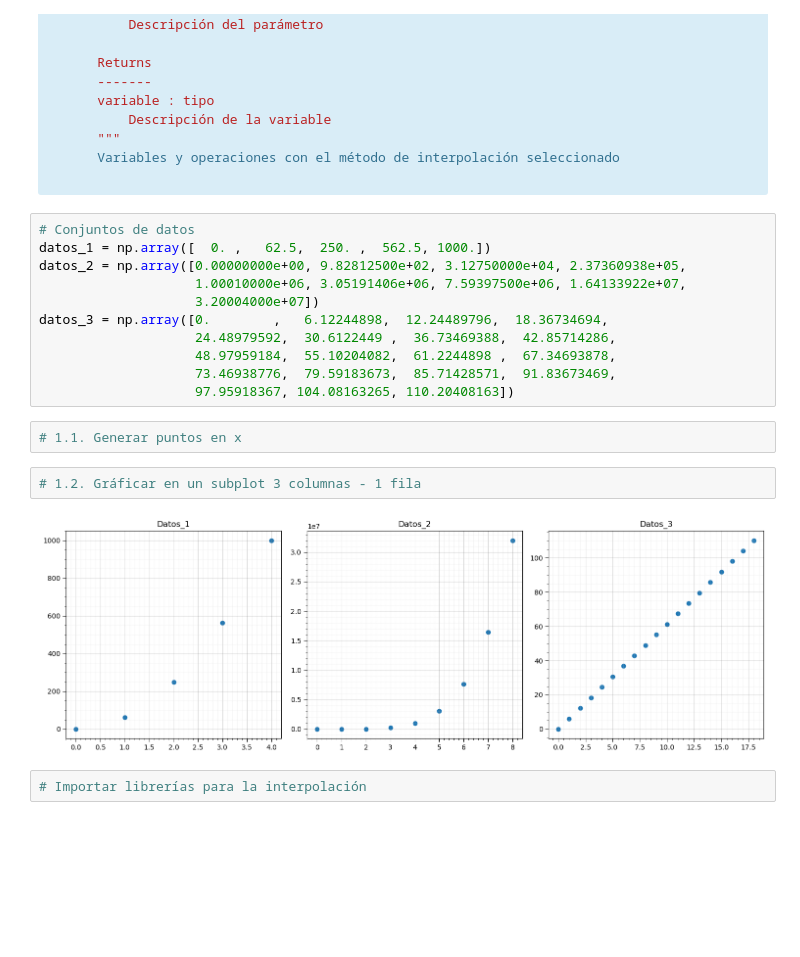
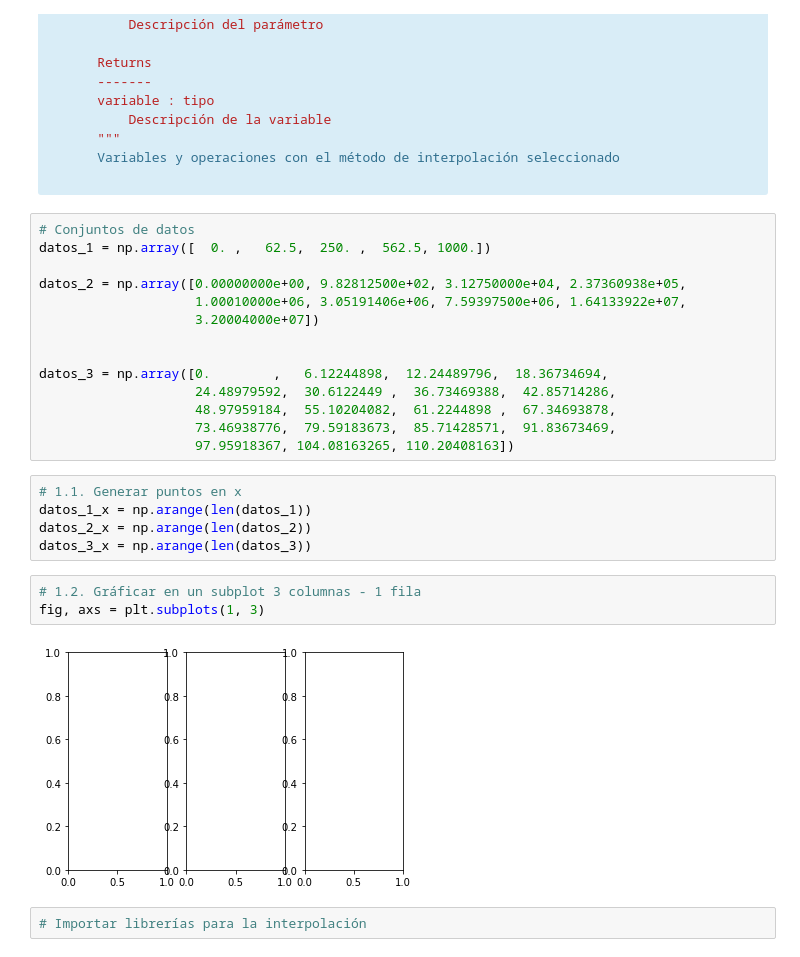
Before and after one commit to JuanGarcia202014347/IMEC-2001-JuanGarcia, a Jupyter notebook: week 3/Taller 1 - Interpolación y Raices/Taller_1_202014347.ipynb, the cells around one changed output. Saved outputs shown, nothing was run; the diff lists cells and outputs as text; blank space fills up the shorter version.

```diff
--- a/week 3/Taller 1 - Interpolación y Raices/Taller_1_202014347.ipynb
+++ b/week 3/Taller 1 - Interpolación y Raices/Taller_1_202014347.ipynb
@@ -116,9 +115,12 @@ def fun_1(param_1: tipo, param_2: tipo, ....)-> tipo que se retorna:
 # %%
 # Conjuntos de datos
 datos_1 = np.array([  0. ,   62.5,  250. ,  562.5, 1000.])
+
 datos_2 = np.array([0.00000000e+00, 9.82812500e+02, 3.12750000e+04, 2.37360938e+05,
                     1.00010000e+06, 3.05191406e+06, 7.59397500e+06, 1.64133922e+07,
                     3.20004000e+07])
+
+
 datos_3 = np.array([0.        ,   6.12244898,  12.24489796,  18.36734694,
                     24.48979592,  30.6122449 ,  36.73469388,  42.85714286,
                     48.97959184,  55.10204082,  61.2244898 ,  67.34693878,
@@ -126,10 +128,14 @@ datos_3 = np.array([0.        ,   6.12244898,  12.24489796,  18.36734694,
                     97.95918367, 104.08163265, 110.20408163])
 # %%
 # 1.1. Generar puntos en x
+datos_1_x = np.arange(len(datos_1))
+datos_2_x = np.arange(len(datos_2))
+datos_3_x = np.arange(len(datos_3))
 # %%
 # 1.2. Gráficar en un subplot 3 columnas - 1 fila
+fig, axs = plt.subplots(1, 3)
 # %% [output]
-[figure, old version]
+[figure, new version]
 # %%
 # Importar librerías para la interpolación
 # %%
```
Also changed, not shown: parts of 1 cell of this notebook.
